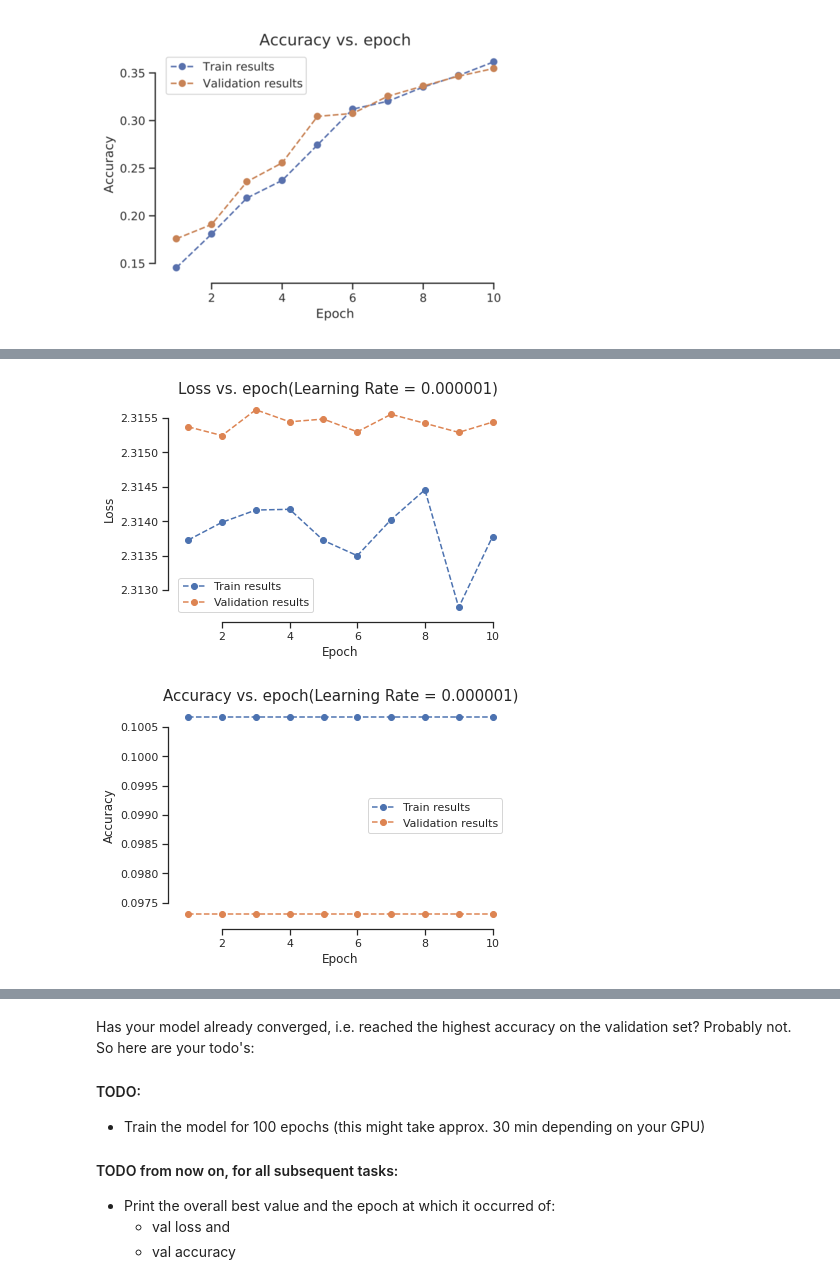
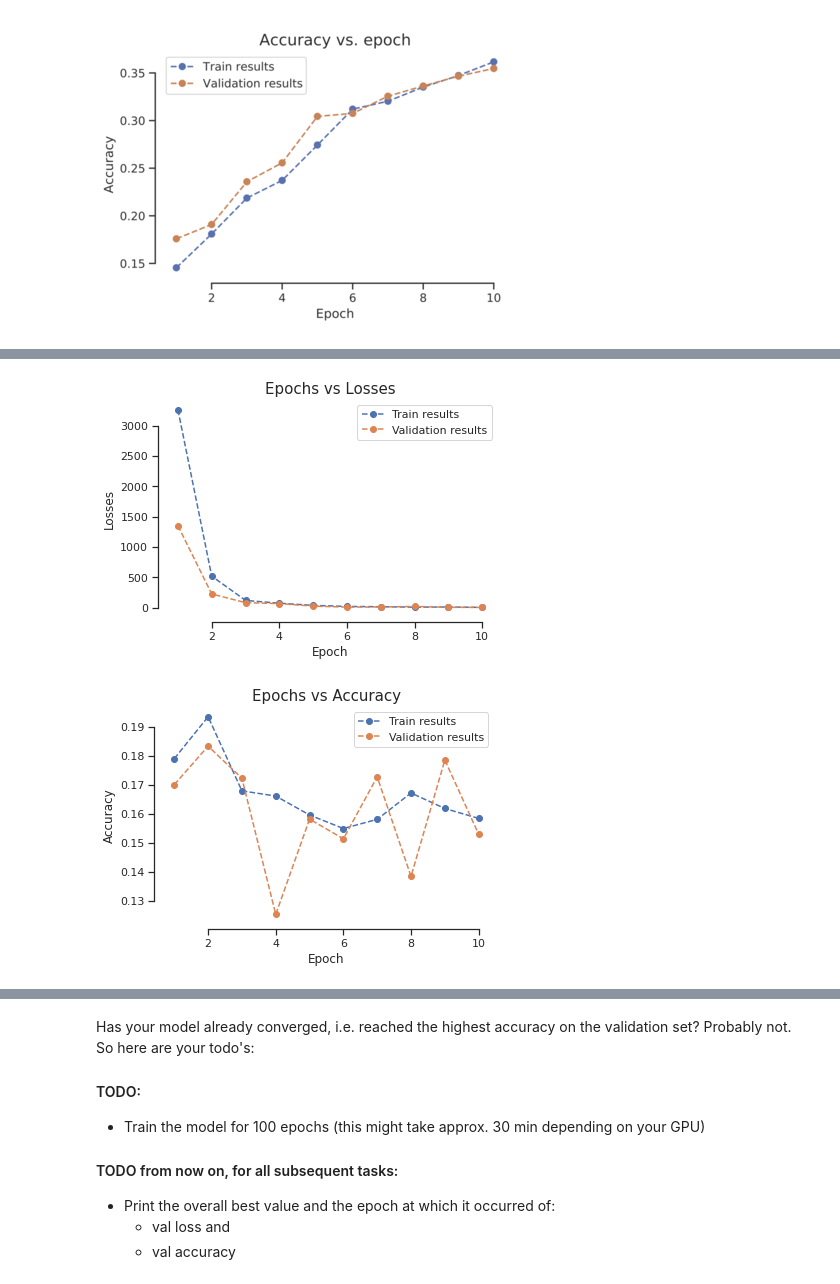
Before and after one commit to Smitpatel37/Deep-Learning-Assignments, a Jupyter notebook: Ex-2/Ex2_2022.ipynb, the cells around one changed output, grey strips where cells are left out. Drawn from its saved outputs; the diff is of its cells as text; code cells hidden in the pictures.

```diff
--- a/Ex-2/Ex2_2022.ipynb
+++ b/Ex-2/Ex2_2022.ipynb
@@ -569,4 +604,0 @@ plot('Accuracy vs. epoch(Learning Rate = 1)', 'Accuracy', train_accs, val_accs)
-# %%
-optimizer = torch.optim.Adam(mlp.parameters(), lr=0.001)# the Adam optimizer with lr = 0.001
-
-train_losses, val_losses, train_accs, val_accs, confusion_matrix = run_training(mlp,optimizer,loss_func,"cuda",10,train_set,val_set, None, False)# train for 10 epochs
@@ -582,4 +604,0 @@ plot('Accuracy vs. epoch(Learning Rate = 0.001)', 'Accuracy', train_accs, val_ac
-# %%
-optimizer = torch.optim.Adam(mlp.parameters(), lr=0.0001)# the Adam optimizer with lr = 0.0001
-
-train_losses, val_losses, train_accs, val_accs, confusion_matrix = run_training(mlp,optimizer,loss_func,"cuda",10,train_set,val_set, None, False)# train for 10 epochs
@@ -595,4 +604,0 @@ plot('Accuracy vs. epoch(Learning Rate = 0.0001)', 'Accuracy', train_accs, val_a
-# %%
-optimizer = torch.optim.Adam(mlp.parameters(), lr=0.00001)# the Adam optimizer with lr = 0.00001
-
-train_losses, val_losses, train_accs, val_accs, confusion_matrix = run_training(mlp,optimizer,loss_func,"cuda",10,train_set,val_set, None, False)# train for 10 epochs
@@ -608,4 +604,0 @@ plot('Accuracy vs. epoch(Learning Rate = 0.00001)', 'Accuracy', train_accs, val_
-# %%
-optimizer = torch.optim.Adam(mlp.parameters(), lr=0.000001)# the Adam optimizer with lr = 0.000001
-
-train_losses, val_losses, train_accs, val_accs, confusion_matrix = run_training(mlp,optimizer,loss_func,"cuda",10,train_set,val_set, None, False)# train for 10 epochs
@@ -615,6 +605,8 @@ Finished training after 128 seconds.
-# %%
-plot('Loss vs. epoch(Learning Rate = 0.000001) ', 'Loss',train_losses, val_losses)
-plot('Accuracy vs. epoch(Learning Rate = 0.000001)', 'Accuracy', train_accs, val_accs)
-# %% [output]
-[figure, removed]
-[figure, removed]
+# %%
+plot("Epochs vs Losses", "Losses", train_losses, val_losses, yscale='linear', save_path=None, extra_pt=None, extra_pt_label=None)
+# %% [output]
+[figure, added]
+# %%
+plot("Epochs vs Accuracy", "Accuracy", train_accs, val_accs, yscale='linear', save_path=None, extra_pt=None, extra_pt_label=None)
+# %% [output]
+[figure, added]
```
Also changed, not shown: parts of 35 cells of this notebook.
